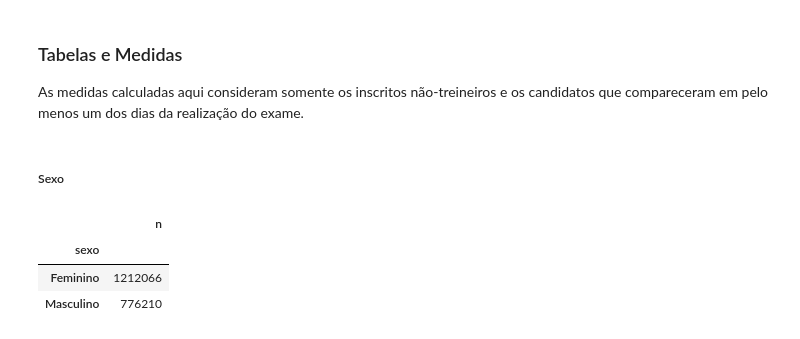
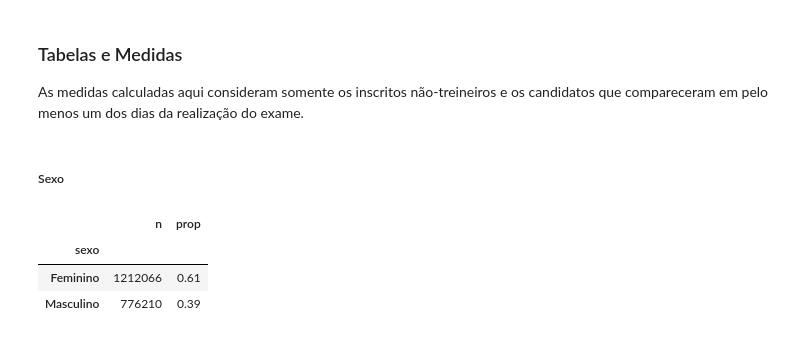
Before and after one commit to braga0m/enem2021, a Jupyter notebook: analises_medidas.ipynb, the cells around one changed output. Saved outputs shown, nothing was run; the diff lists cells and outputs as text; code cells hidden in the pictures.

```diff
--- a/analises_medidas.ipynb
+++ b/analises_medidas.ipynb
@@ -128,9 +130,10 @@ As medidas calculadas aqui consideram somente os inscritos não-treineiros e os
 ##### Sexo
 # %%
 sexo = dados.groupby('sexo').agg(n = ('sexo','count'))
+sexo['prop'] = round(sexo['n']/len(dados),3)
 sexo
 # %% [output]
-|  | n |
-| sexo |  |
-| Feminino | 1212066 |
-| Masculino | 776210 |
+|  | n | prop |
+| sexo |  |  |
+| Feminino | 1212066 | 0.61 |
+| Masculino | 776210 | 0.39 |
```
Also changed, not shown: parts of 34 cells of this notebook.
